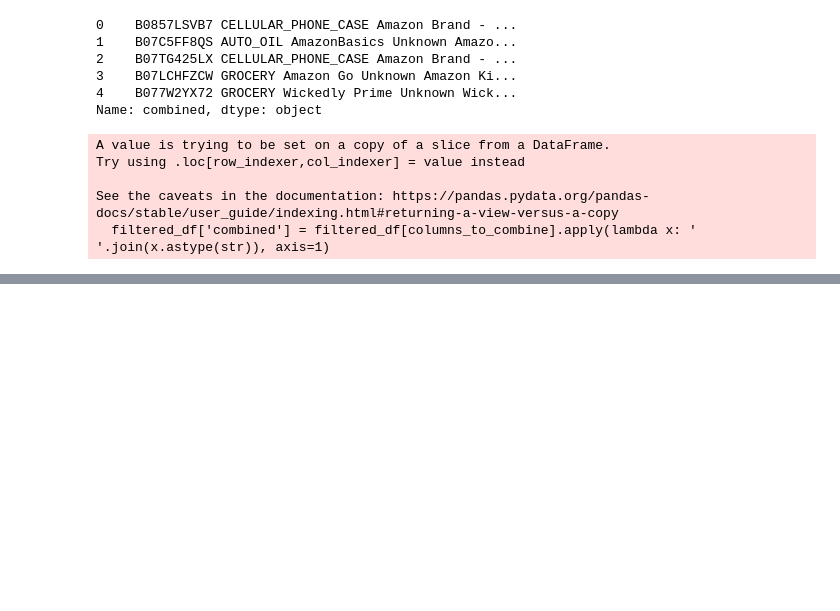
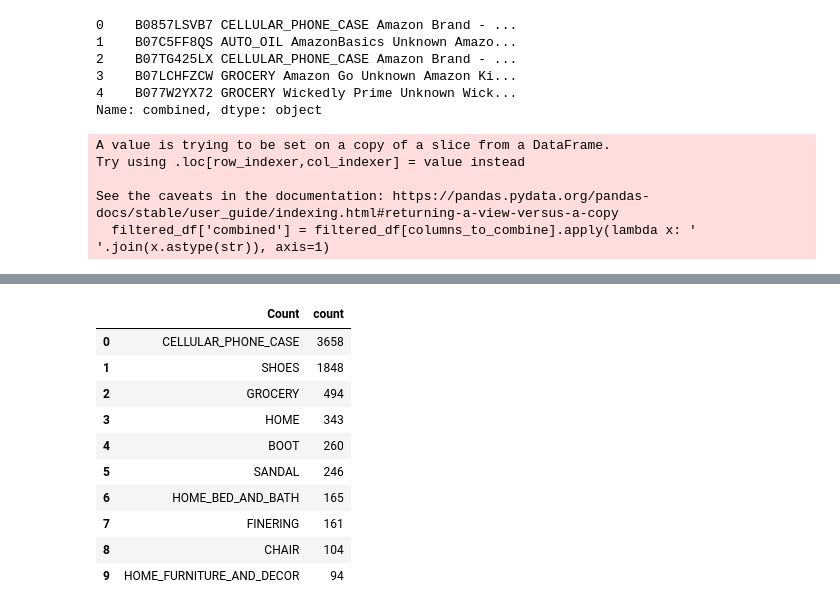
Before and after one commit to forghmc/ShopTalk, a Jupyter notebook: research/01_1_data_extraction_transformation_EDA.ipynb, the cells around one changed output, grey strips where cells are left out. Cells and saved outputs as stored; diff of their text form; code cells hidden in the pictures; blank space fills up the shorter version.

```diff
--- a/research/01_1_data_extraction_transformation_EDA.ipynb
+++ b/research/01_1_data_extraction_transformation_EDA.ipynb
@@ -545,0 +586,26 @@ See the caveats in the documentation: https://pandas.pydata.org/pandas-docs/stab
+# %%
+
+# Assuming df is your DataFrame containing the data
+categorydata = df[["item_id","product_type"]]
+
+# Count occurrences of each category type
+category_counts = categorydata['product_type'].value_counts()
+
+# Get top 10 categories
+top_10_categories = category_counts.head(10)
+
+# Apply styling and display
+top_10_categories_styled = top_10_categories.reset_index().rename(columns={'index': 'Category', 'product_type': 'Count'}).style.set_properties(**{"background-color": "#ddab46","color":"#092434","border": "1.5px #ddab46"})
+top_10_categories_styled
+# %% [output]
+|  | Count | count |
+| 0 | CELLULAR_PHONE_CASE | 3658 |
+| 1 | SHOES | 1848 |
+| 2 | GROCERY | 494 |
+| 3 | HOME | 343 |
+| 4 | BOOT | 260 |
+| 5 | SANDAL | 246 |
+| 6 | HOME_BED_AND_BATH | 165 |
+| 7 | FINERING | 161 |
+| 8 | CHAIR | 104 |
+| 9 | HOME_FURNITURE_AND_DECOR | 94 |
```
Also changed, not shown: parts of 7 cells of this notebook, 13 other files.
